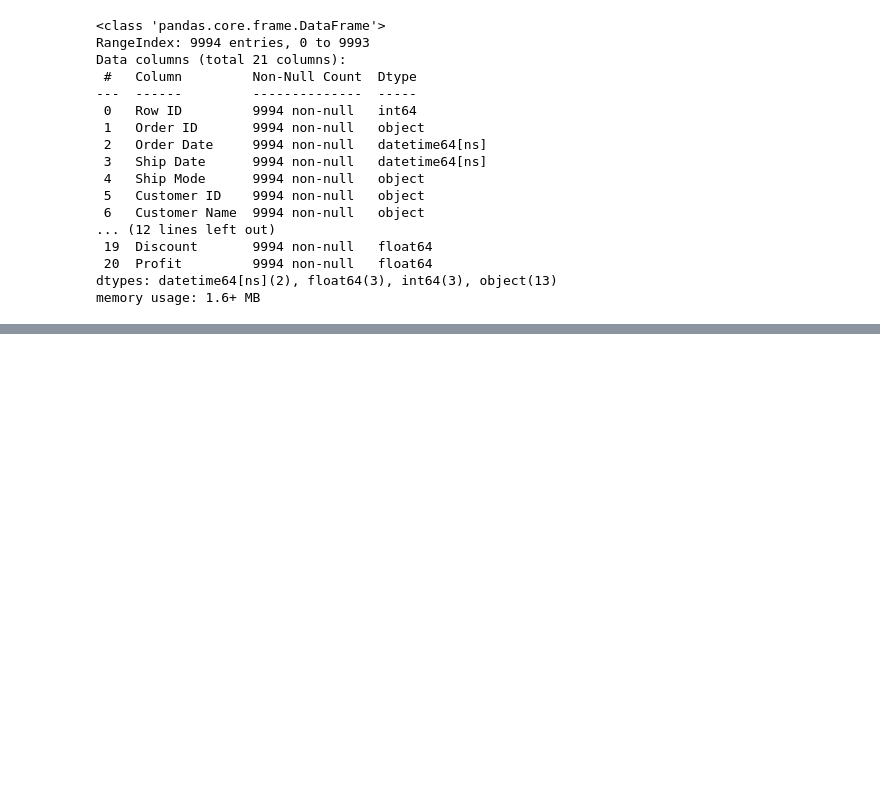
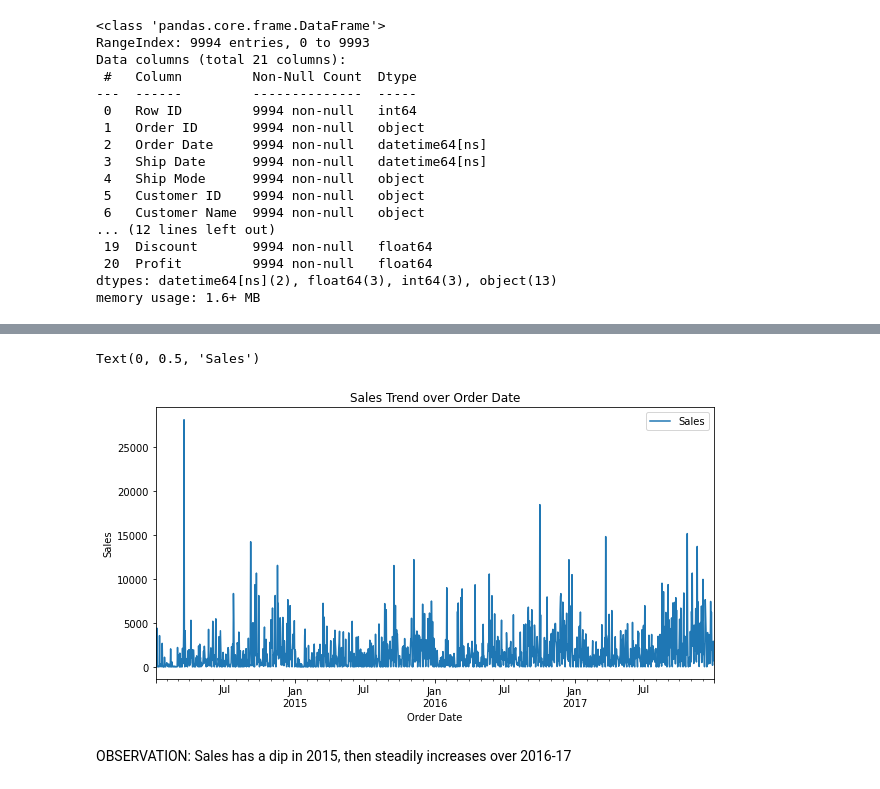
Before and after one commit to AC8151/COG_INTERNSHIP_GN22DTDS001, a Jupyter notebook: Time Series Analysis_Identify_data_challenges.ipynb, the cells around one changed output, grey strips where cells are left out. Cells and saved outputs as stored; diff of their text form; code cells hidden in the pictures; blank space fills up the shorter version.

Commit message:
Time Series  - missing data

```diff
--- a/Time Series Analysis_Identify_data_challenges.ipynb
+++ b/Time Series Analysis_Identify_data_challenges.ipynb
@@ -202,5 +196,3 @@ Data columns (total 21 columns):
  20  Profit         9994 non-null   float64
 dtypes: datetime64[ns](2), float64(3), int64(3), object(13)
 memory usage: 1.6+ MB
-# %%
-data.interpolate(method ='linear', limit_direction ='forward', inplace=True)
@@ -210,0 +199,4 @@ data['Order Date'].isnull().sum()
+# %%
+year_df=data[['Order Date', 'Sales']].copy()
+year_df.set_index('Order Date', inplace=True)
+year_df.head()
@@ -210,0 +211,3 @@ data['Order Date'].isnull().sum()
+# %%
+year_df = year_df.resample('1D').sum().interpolate()
+year_df
@@ -210,0 +229,9 @@ data['Order Date'].isnull().sum()
+# %%
+year_df.plot(figsize=(10,5), title='Sales Trend over Order Date')
+plt.xlabel('Order Date')
+plt.ylabel('Sales')
+# %% [output]
+Text(0, 0.5, 'Sales')
+[figure, added]
+# %% [markdown]
+OBSERVATION: Sales has a dip in 2015, then steadily increases over 2016-17
```
Also changed, not shown: parts of 8 cells of this notebook.
